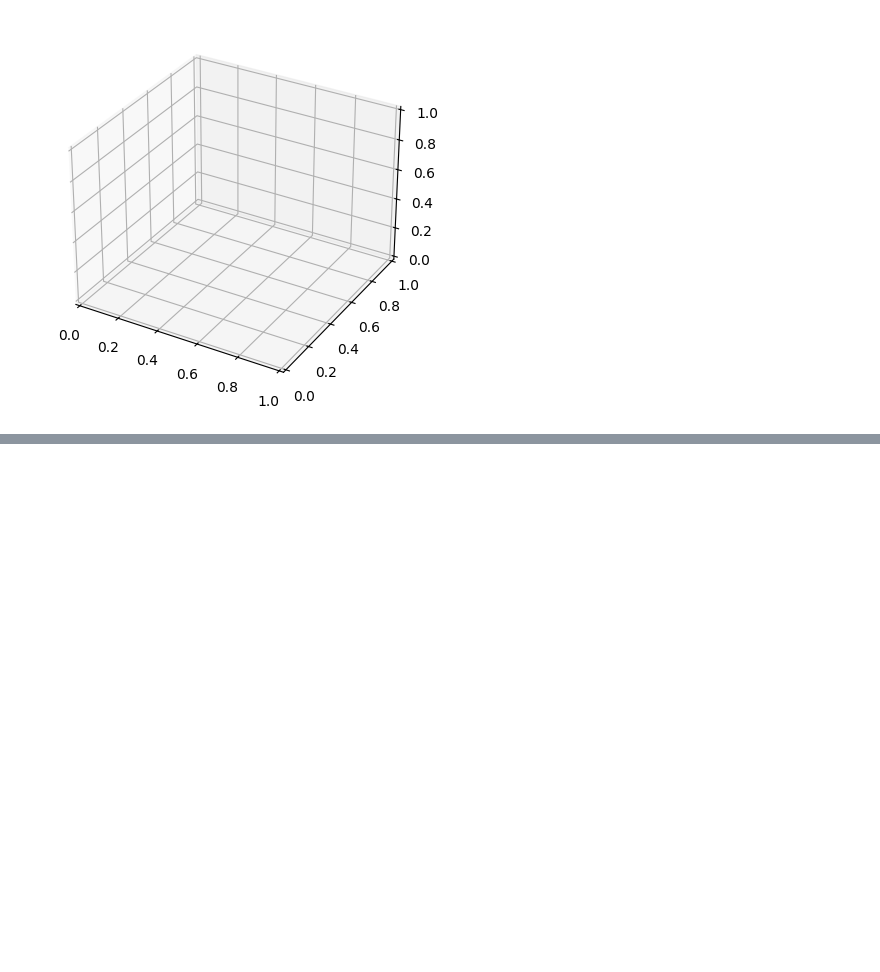
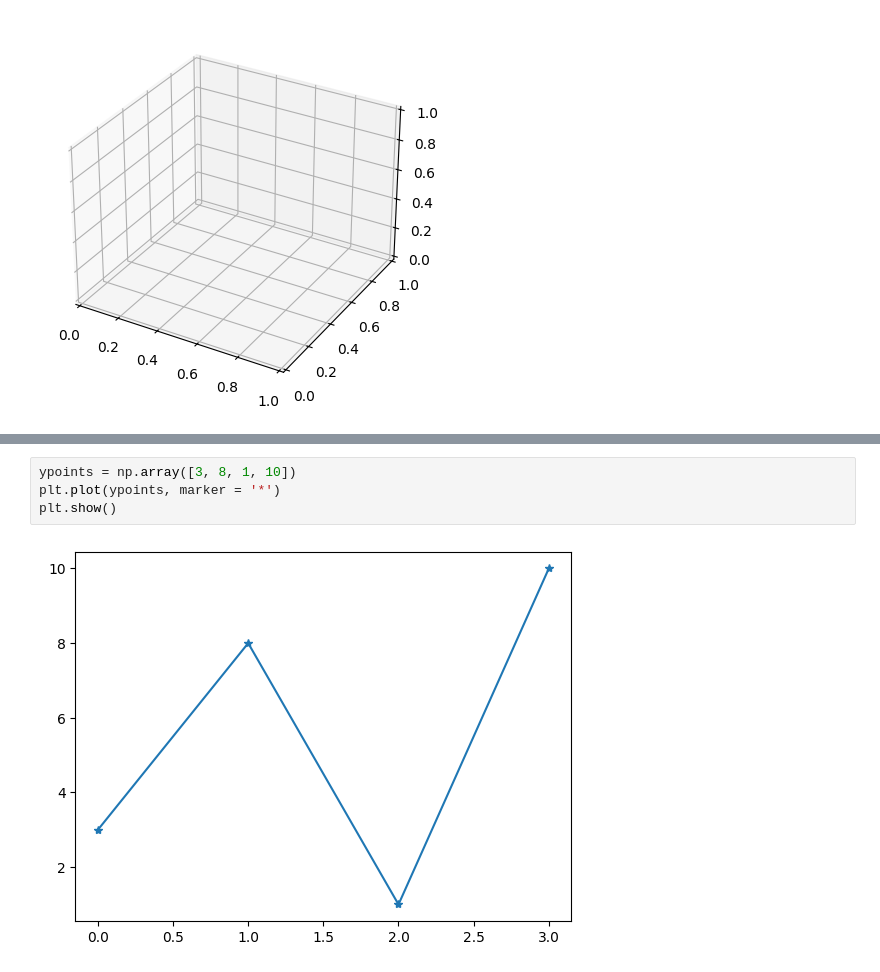
Before and after one commit to bhagyoday-j/ML-Assignments, a Jupyter notebook: Matplotlib/learn.ipynb, the cells around one changed output, grey strips where cells are left out. Saved outputs shown, nothing was run; the diff lists cells and outputs as text; blank space fills up the shorter version.

```diff
--- a/Matplotlib/learn.ipynb
+++ b/Matplotlib/learn.ipynb
@@ -101,0 +108,6 @@ Axes3D(0.125,0.11;0.775x0.77)
+# %%
+ypoints = np.array([3, 8, 1, 10])
+plt.plot(ypoints, marker = '*')
+plt.show()
+# %% [output]
+[figure, added]
```
Also changed, not shown: parts of 16 cells of this notebook, 2 other files.
